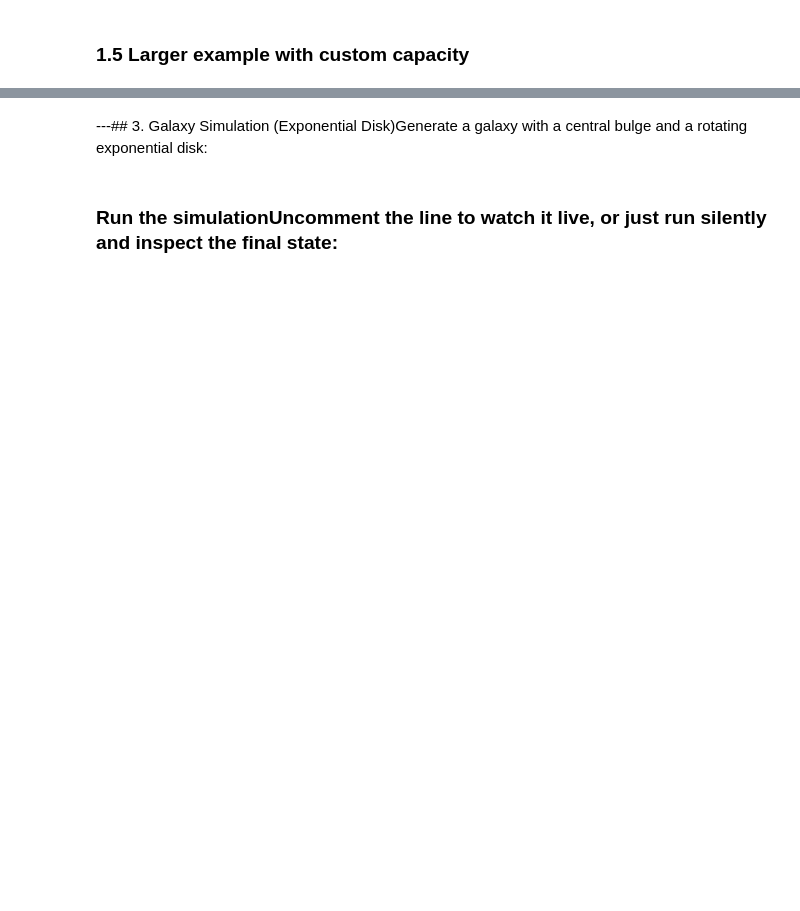
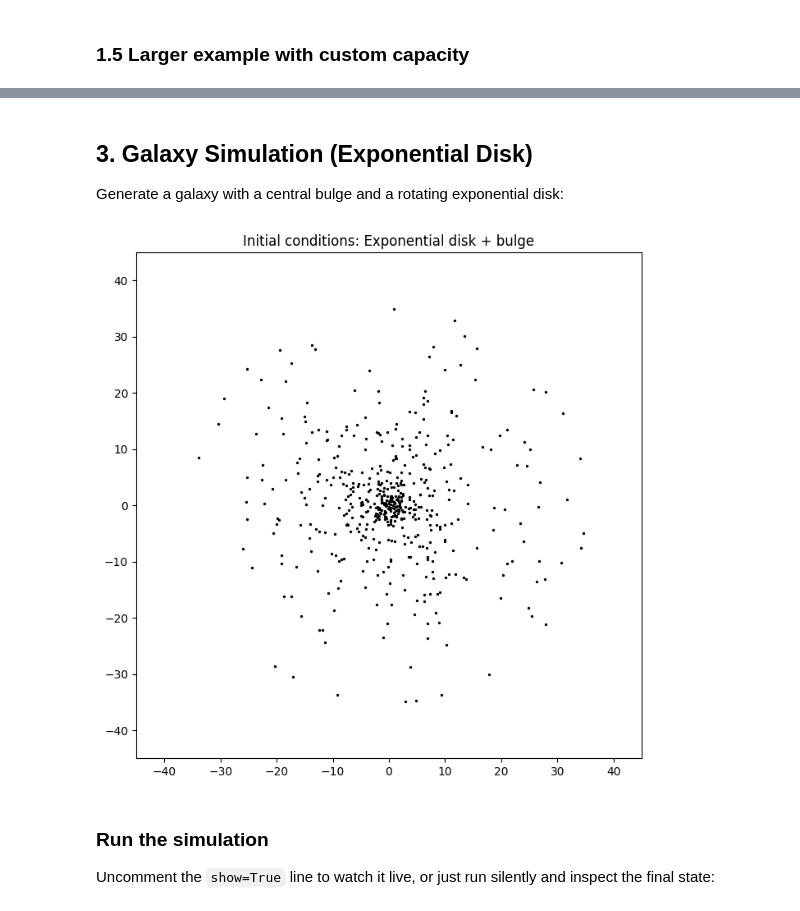
Before and after one commit to Astrojigs/Orbital-simulations, a Jupyter notebook: Examples/Using_barnes_hut.ipynb, the cells around one changed output, grey strips where cells are left out. Saved outputs shown, nothing was run; the diff lists cells and outputs as text; code cells hidden in the pictures; blank space fills up the shorter version.

```diff
--- a/Examples/Using_barnes_hut.ipynb
+++ b/Examples/Using_barnes_hut.ipynb
@@ -31,7 +189,33 @@ np.random.seed(42)many_pts = [Point(x=np.random.uniform(0, 60), y=np.random.unif
 # %% [markdown]
----## 3. Galaxy Simulation (Exponential Disk)Generate a galaxy with a central bulge and a rotating exponential disk:
+## 3. Galaxy Simulation (Exponential Disk)
+Generate a galaxy with a central bulge and a rotating exponential disk:
 # %%
-G_sim = 0.1pts = make_exponential_disk(    n=500,    R_d=7.0,    R_max=35.0,    M_total=500.0,    G=G_sim,    bulge_frac=0.18,    bulge_sigma=2.0,    rotation=+1,    v_dispersion=0.08,    seed=42,)sim = Simulation(pts, G=G_sim, theta=0.6, eps=0.15, dt=0.06)# Show initial statefig, ax = plt.subplots(figsize=(8, 8))ax.scatter([p.x for p in pts], [p.y for p in pts], s=2, c="black")ax.set_xlim(-45, 45)ax.set_ylim(-45, 45)ax.set_aspect("equal")ax.set_title("Initial conditions: Exponential disk + bulge")plt.show()
+G_sim = 0.1
+pts = make_exponential_disk(
+    n=500,
+    R_d=7.0,
+    R_max=35.0,
+    M_total=500.0,
+    G=G_sim,
+    bulge_frac=0.18,
+    bulge_sigma=2.0,
+    rotation=+1,
+    v_dispersion=0.08,
+    seed=42,
+)
+sim = Simulation(pts, G=G_sim, theta=0.6, eps=0.15, dt=0.06)
+
+# Show initial state
+fig, ax = plt.subplots(figsize=(8, 8))
+ax.scatter([p.x for p in pts], [p.y for p in pts], s=2, c="black")
+ax.set_xlim(-45, 45)
+ax.set_ylim(-45, 45)
+ax.set_aspect("equal")
+ax.set_title("Initial conditions: Exponential disk + bulge")
+plt.show()
+# %% [output]
+[figure, added]
 # %% [markdown]
-### Run the simulationUncomment the  line to watch it live, or just run silently and inspect the final state:
+### Run the simulation
+Uncomment the `show=True` line to watch it live, or just run silently and inspect the final state:
 # %%
```
Also changed, not shown: parts of 18 cells of this notebook, 3 other files.
